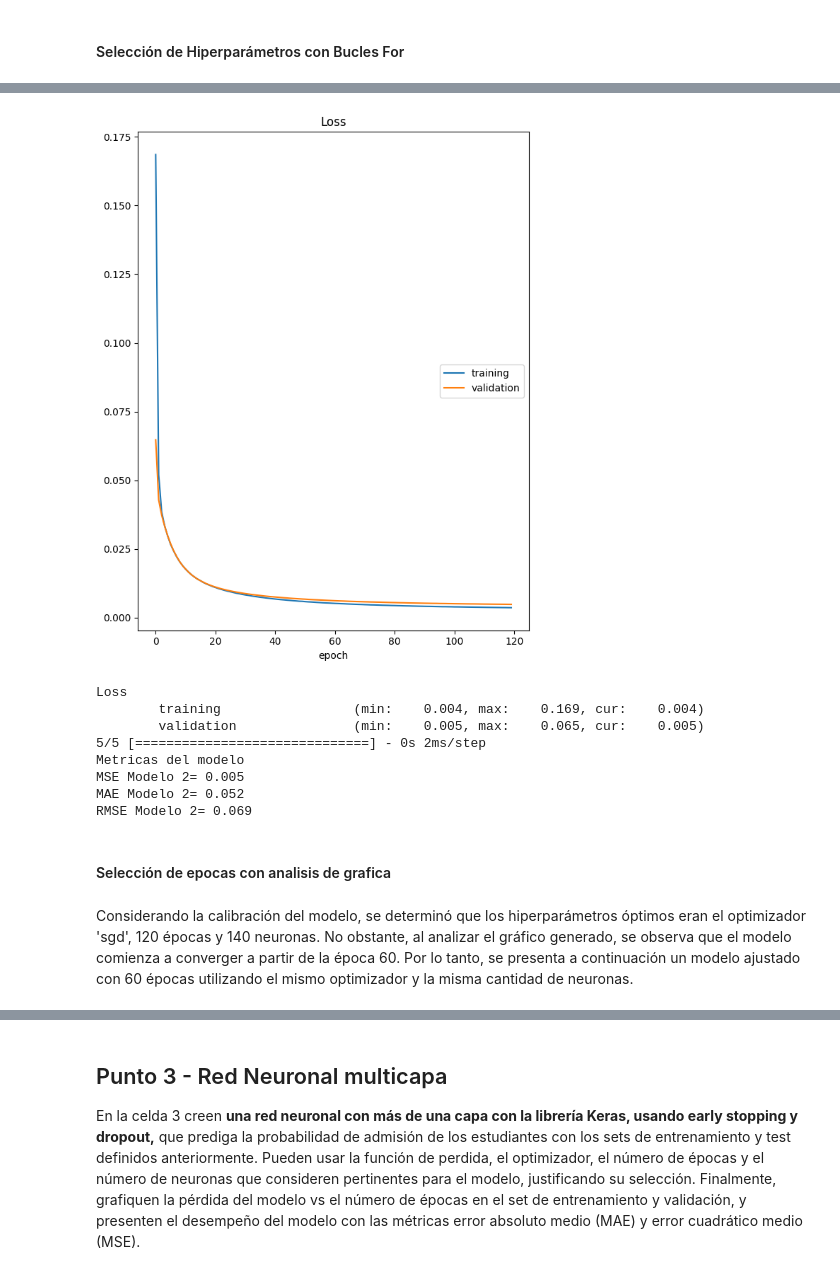
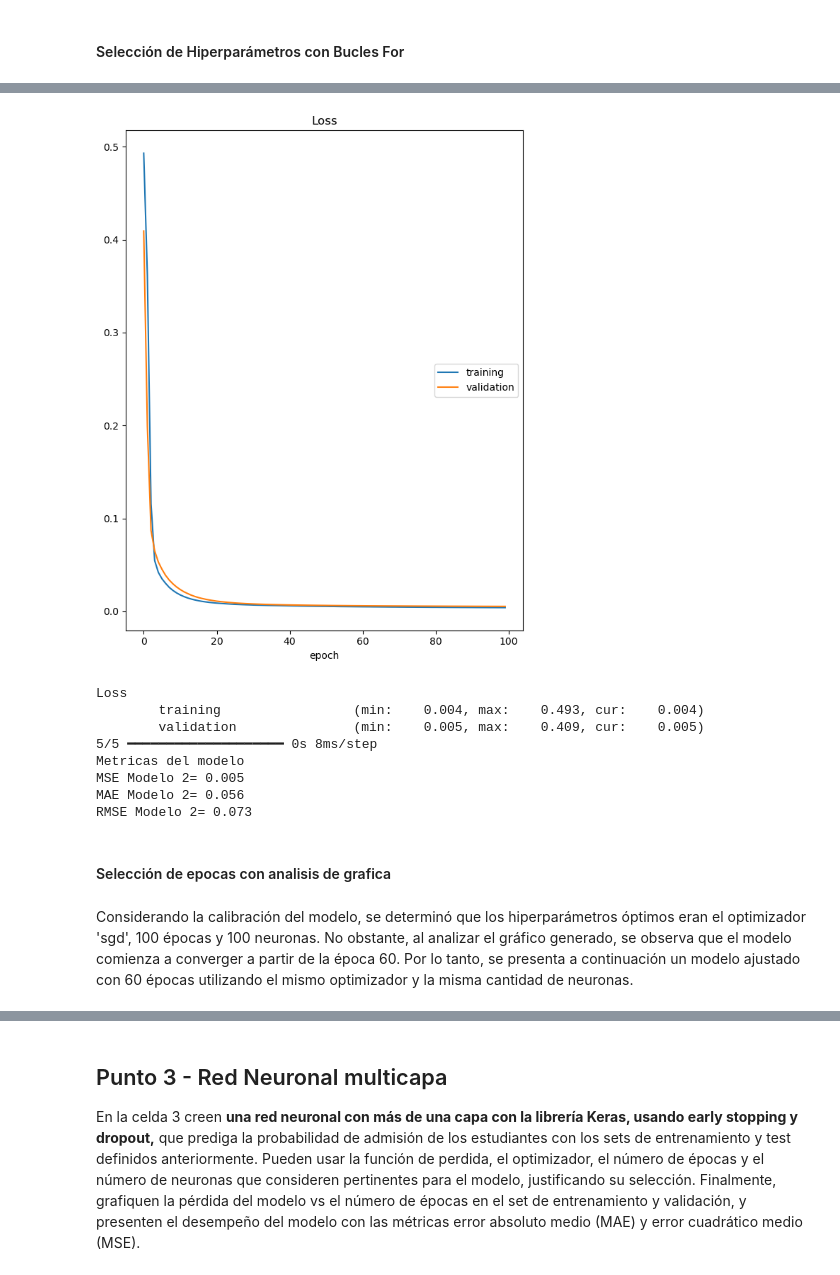
Before and after one commit to Angie-Gonzalez-D/Grupo_13_MIAD_NLP, a Jupyter notebook: S6TC1_Redes_Neuronales.ipynb, the cells around one changed output, grey strips where cells are left out. Drawn from its saved outputs; the diff is of its cells as text; code cells hidden in the pictures.

```diff
--- a/S6TC1_Redes_Neuronales.ipynb
+++ b/S6TC1_Redes_Neuronales.ipynb
@@ -310,29 +312,29 @@ Mejores Hiperparámetros: {'Funcion Perdida': 'mean_squared_error', 'Optimizador
 # %%
 # Semilla
 np.random.seed(952)
 # Crear Modelo
-Modelo_2 = Crear_Modelo_RN2(Funcion_Perdida, 'sgd',140)
+Modelo_2 = Crear_Modelo_RN2(Funcion_Perdida, 'sgd',100)
 # Entrenar Modelo
-Modelo_2.fit(xTrain, yTrain, verbose=0, epochs=120, validation_data=(xTest, yTest),callbacks=[PlotLossesKeras()])
+Modelo_2.fit(xTrain, yTrain, verbose=0, epochs=100, validation_data=(xTest, yTest),callbacks=[PlotLossesKeras()])
 #Evaluación del Modelo (Red Neuronal con varias capas)
 y_pred_m2 = Modelo_2.predict(xTest)
 mse_m2 = mean_squared_error(yTest, y_pred_m2)
 mae_m2 = mean_absolute_error(yTest, y_pred_m2)
 rmse_m2 = np.sqrt(mse_m2)
 print("Metricas del modelo\nMSE Modelo 2= {:.3f} \nMAE Modelo 2= {:.3f} \nRMSE Modelo 2= {:.3f}".format(mse_m2, mae_m2, rmse_m2))
 # %% [output]
-[figure, old version]
+[figure, new version]
 Loss
-        training                 (min:    0.004, max:    0.169, cur:    0.004)
-        validation               (min:    0.005, max:    0.065, cur:    0.005)
-5/5 [==============================] - 0s 2ms/step
+        training                 (min:    0.004, max:    0.493, cur:    0.004)
+        validation               (min:    0.005, max:    0.409, cur:    0.005)
+5/5 ━━━━━━━━━━━━━━━━━━━━ 0s 8ms/step
 Metricas del modelo
 MSE Modelo 2= 0.005
-MAE Modelo 2= 0.052
-RMSE Modelo 2= 0.069
+MAE Modelo 2= 0.056
+RMSE Modelo 2= 0.073
 # %% [markdown]
 #### Selección de epocas con analisis de grafica
 # %% [markdown]
-Considerando la calibración del modelo, se determinó que los hiperparámetros óptimos eran el optimizador 'sgd', 120 épocas y 140 neuronas. No obstante, al analizar el gráfico generado, se observa que el modelo comienza a converger a partir de la época 60. Por lo tanto, se presenta a continuación un modelo ajustado con 60 épocas utilizando el mismo optimizador y la misma cantidad de neuronas.
+Considerando la calibración del modelo, se determinó que los hiperparámetros óptimos eran el optimizador 'sgd', 100 épocas y 100 neuronas. No obstante, al analizar el gráfico generado, se observa que el modelo comienza a converger a partir de la época 60. Por lo tanto, se presenta a continuación un modelo ajustado con 60 épocas utilizando el mismo optimizador y la misma cantidad de neuronas.
 # %%
 # Crear Modelo
```
Also changed, not shown: parts of 17 cells of this notebook.
